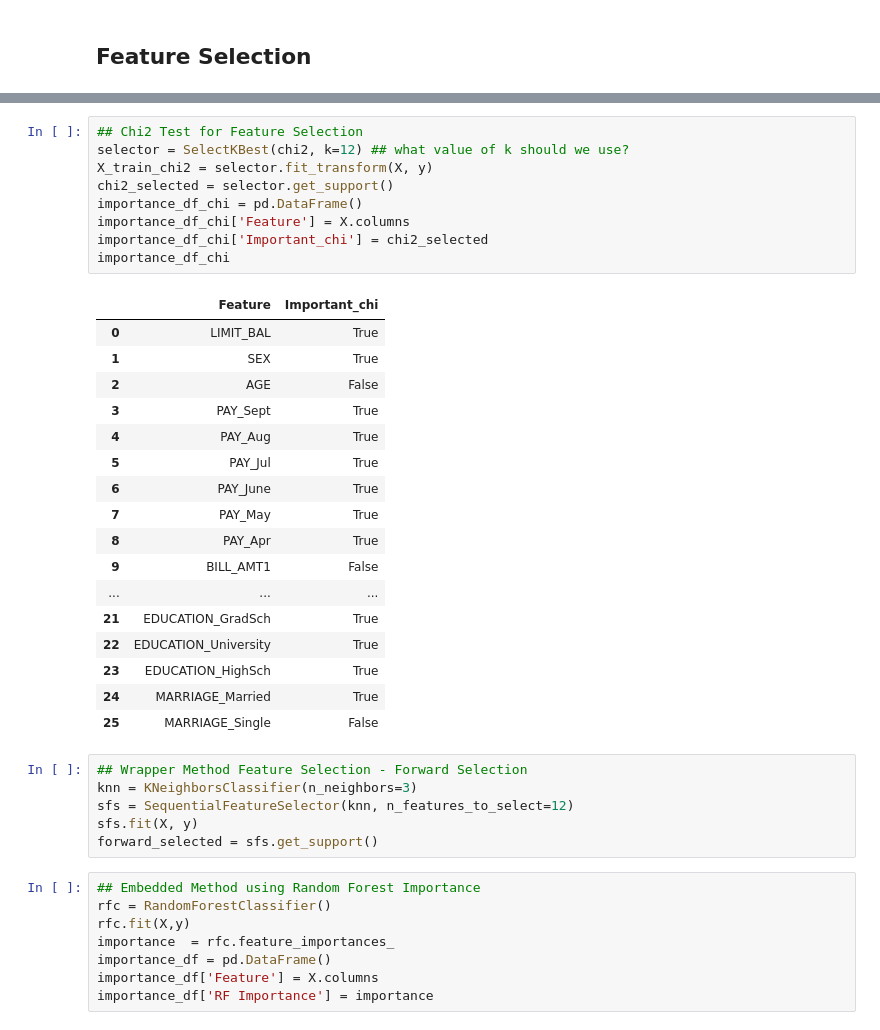
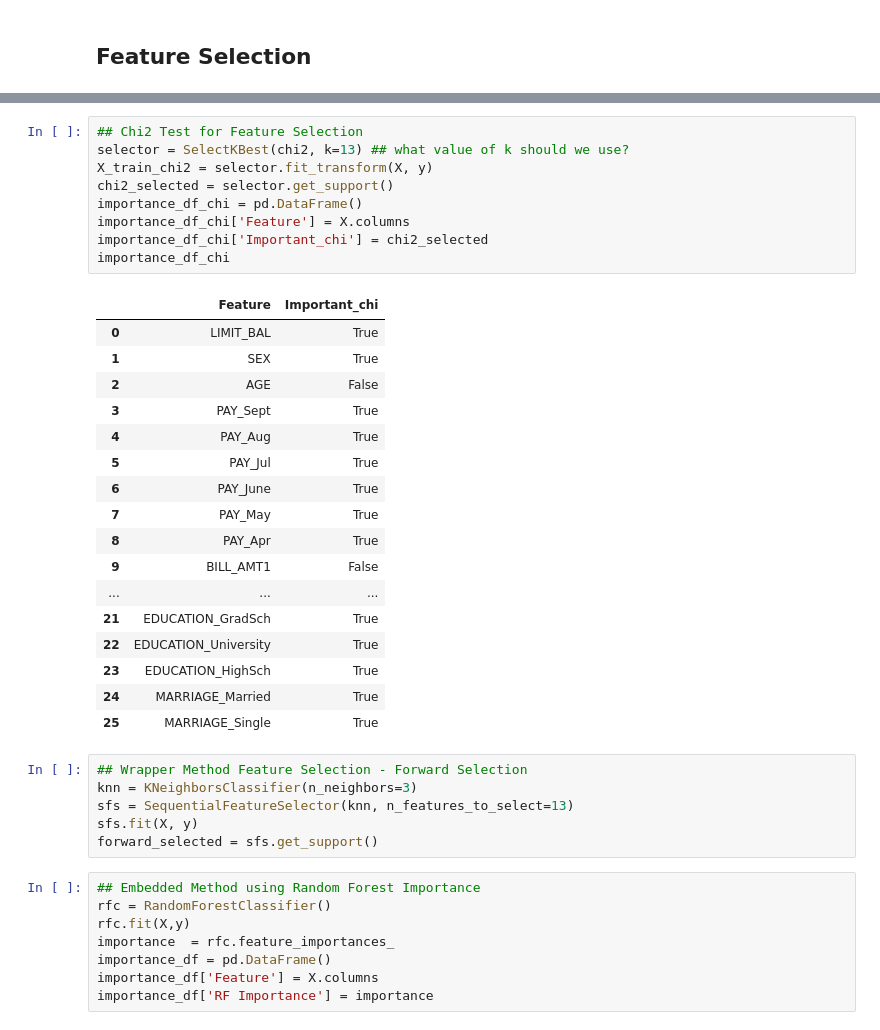
Before and after one commit to elvern18/Credit-Card-Default, a Jupyter notebook: BT2103 Project.ipynb, the cells around one changed output, grey strips where cells are left out. Saved outputs shown, nothing was run; the diff lists cells and outputs as text.

```diff
--- a/BT2103 Project.ipynb
+++ b/BT2103 Project.ipynb
@@ -603,34 +603,34 @@ plt.show()
 # %%
 ## Chi2 Test for Feature Selection
-selector = SelectKBest(chi2, k=12) ## what value of k should we use?
+selector = SelectKBest(chi2, k=13) ## what value of k should we use?
 X_train_chi2 = selector.fit_transform(X, y)
 chi2_selected = selector.get_support()
 importance_df_chi = pd.DataFrame()
 importance_df_chi['Feature'] = X.columns
 importance_df_chi['Important_chi'] = chi2_selected
 importance_df_chi
 # %% [output]
 |  | Feature | Important_chi |
 | 0 | LIMIT_BAL | True |
 | 1 | SEX | True |
 | 2 | AGE | False |
 | 3 | PAY_Sept | True |
 | 4 | PAY_Aug | True |
 | 5 | PAY_Jul | True |
 | 6 | PAY_June | True |
 | 7 | PAY_May | True |
 | 8 | PAY_Apr | True |
 | 9 | BILL_AMT1 | False |
 | ... | ... | ... |
 | 21 | EDUCATION_GradSch | True |
 | 22 | EDUCATION_University | True |
 | 23 | EDUCATION_HighSch | True |
 | 24 | MARRIAGE_Married | True |
-| 25 | MARRIAGE_Single | False |
+| 25 | MARRIAGE_Single | True |
 # %%
 ## Wrapper Method Feature Selection - Forward Selection
 knn = KNeighborsClassifier(n_neighbors=3)
-sfs = SequentialFeatureSelector(knn, n_features_to_select=12)
+sfs = SequentialFeatureSelector(knn, n_features_to_select=13)
 sfs.fit(X, y)
 forward_selected = sfs.get_support()
 # %%
```
Also changed, not shown: parts of 30 cells of this notebook.
